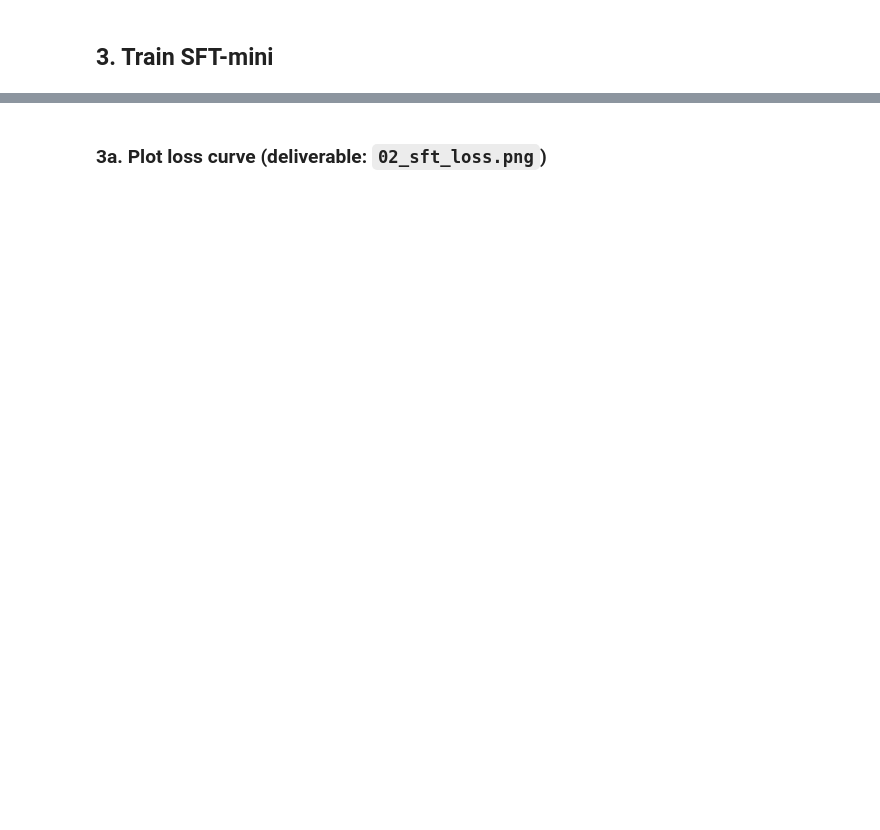
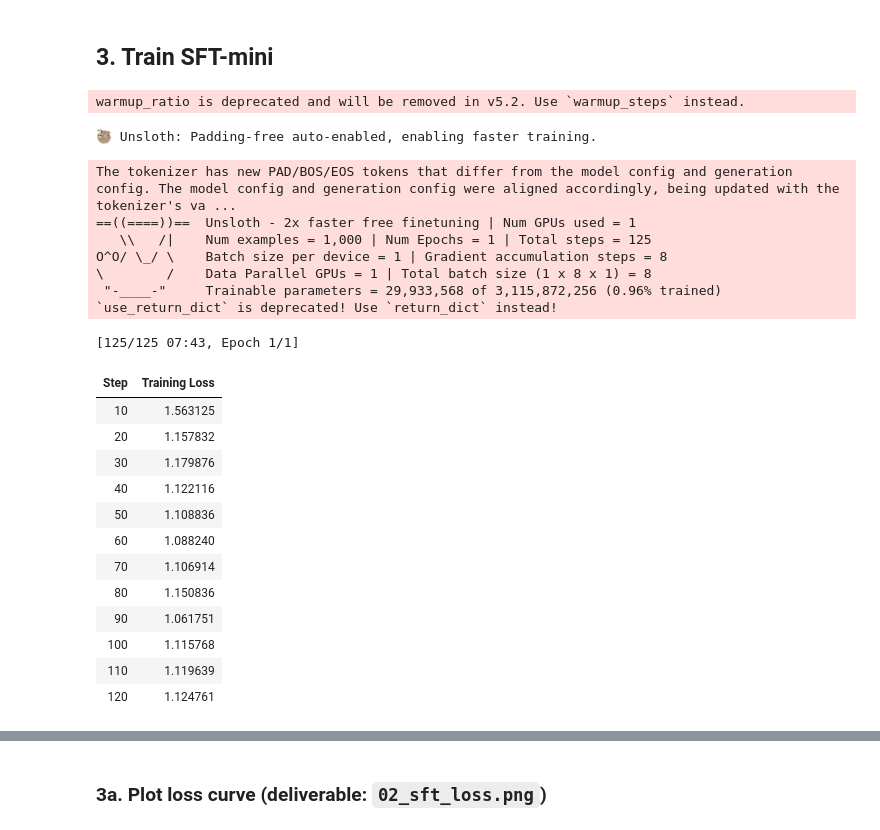
Before and after one commit to Wan1302/2A202600081_HoTrongDuyQuang_Lab22, a Jupyter notebook: colab/Lab22_DPO_T4.ipynb, the cells around one changed output, grey strips where cells are left out. Drawn from its saved outputs; the diff is of its cells as text; code cells hidden in the pictures; blank space fills up the shorter version.

```diff
--- a/colab/Lab22_DPO_T4.ipynb
+++ b/colab/Lab22_DPO_T4.ipynb
@@ -155,13 +209,15 @@ if COMPUTE_TIER == "T4":
     MAX_LEN = 512
     PER_DEVICE_BATCH = 1
     GRAD_ACCUM = 8
+    MODEL_LOAD_KWARGS = {"attn_implementation": "eager"}
 else:  # BIGGPU
     BASE_MODEL = "unsloth/Qwen2.5-7B-bnb-4bit"
     MAX_LEN = 1024
     PER_DEVICE_BATCH = 2
     GRAD_ACCUM = 4
+    MODEL_LOAD_KWARGS = {}
 
-SFT_DATASET = os.environ.get("SFT_DATASET", "5CD-AI/Vietnamese-alpaca-cleaned")
+SFT_DATASET = os.environ.get("SFT_DATASET", "bkai-foundation-models/vi-alpaca")
 SFT_SLICE = 1000
 NUM_EPOCHS = 1
 
@@ -222,15 +312,33 @@ in T4 / A100 budget. The `FastLanguageModel.from_pretrained` call returns a
 4-bit quantized base; `get_peft_model` attaches the LoRA adapter on top.
 # %%
 from unsloth import FastLanguageModel
+
+if COMPUTE_TIER == "T4" or gpu_major < 8:
+    import unsloth.utils.attention_dispatch as _attention_dispatch
+    _attention_dispatch.HAS_XFORMERS = False
+    _attention_dispatch.xformers_attention = None
+    _attention_dispatch.XFORMERS_BLOCK_DIAG_CLS = None
+    print("Disabled Unsloth xFormers attention backend for T4/SM<80")
 
 model, tokenizer = FastLanguageModel.from_pretrained(
     model_name=BASE_MODEL,
     max_seq_length=MAX_LEN,
-    dtype=None,                # auto: bf16 on Ampere+, fp16 on Turing
+    dtype=None,
     load_in_4bit=True,
+    **MODEL_LOAD_KWARGS,
 )
 
-# Critical for batch training — Qwen tokenizers ship without pad token.
 if tokenizer.pad_token is None:
     tokenizer.pad_token = tokenizer.eos_token
     print("Set tokenizer.pad_token = eos_token")
+
+if tokenizer.chat_template is None:
+    try:
+        from unsloth.chat_templates import get_chat_template
+        tokenizer = get_chat_template(tokenizer, chat_template="qwen-2.5")
+        print("Restored Qwen-2.5 chat_template via Unsloth helper")
+    except Exception:
+        from transformers import AutoTokenizer
+        ref = AutoTokenizer.from_pretrained("Qwen/Qwen2.5-3B-Instruct")
+        tokenizer.chat_template = ref.chat_template
+        print("Restored Qwen-2.5 chat_template from Qwen/Qwen2.5-3B-Instruct")
@@ -310,6 +450,38 @@ trainer = SFTTrainer(
     args=sft_config,
     train_dataset=ds_formatted,
 )
+# %% [output]
+warmup_ratio is deprecated and will be removed in v5.2. Use `warmup_steps` instead.
+🦥 Unsloth: Padding-free auto-enabled, enabling faster training.
 # %%
-train_result = trainer.train()
-print(f"\nFinal train loss: {train_result.training_loss:.4f}")
+_sft_done = (ADAPTER_OUT / "adapter_config.json").exists()
+if _sft_done:
+    print(f"SFT adapter already in Drive ({ADAPTER_OUT}) — skipping training.")
+    class _FakeResult:
+        training_loss = float("nan")
+    train_result = _FakeResult()
+else:
+    train_result = trainer.train()
+    print(f"Final train loss: {train_result.training_loss:.4f}")
+# %% [output]
+The tokenizer has new PAD/BOS/EOS tokens that differ from the model config and generation config. The model config and generation config were aligned accordingly, being updated with the tokenizer's va ...
+==((====))==  Unsloth - 2x faster free finetuning | Num GPUs used = 1
+   \\   /|    Num examples = 1,000 | Num Epochs = 1 | Total steps = 125
+O^O/ \_/ \    Batch size per device = 1 | Gradient accumulation steps = 8
+\        /    Data Parallel GPUs = 1 | Total batch size (1 x 8 x 1) = 8
+ "-____-"     Trainable parameters = 29,933,568 of 3,115,872,256 (0.96% trained)
+`use_return_dict` is deprecated! Use `return_dict` instead!
+[125/125 07:43, Epoch 1/1]
+| Step | Training Loss |
+| 10 | 1.563125 |
+| 20 | 1.157832 |
+| 30 | 1.179876 |
+| 40 | 1.122116 |
+| 50 | 1.108836 |
+| 60 | 1.088240 |
+| 70 | 1.106914 |
+| 80 | 1.150836 |
+| 90 | 1.061751 |
+| 100 | 1.115768 |
+| 110 | 1.119639 |
+| 120 | 1.124761 |
```
Also changed, not shown: parts of 90 cells of this notebook, 20 other files.
